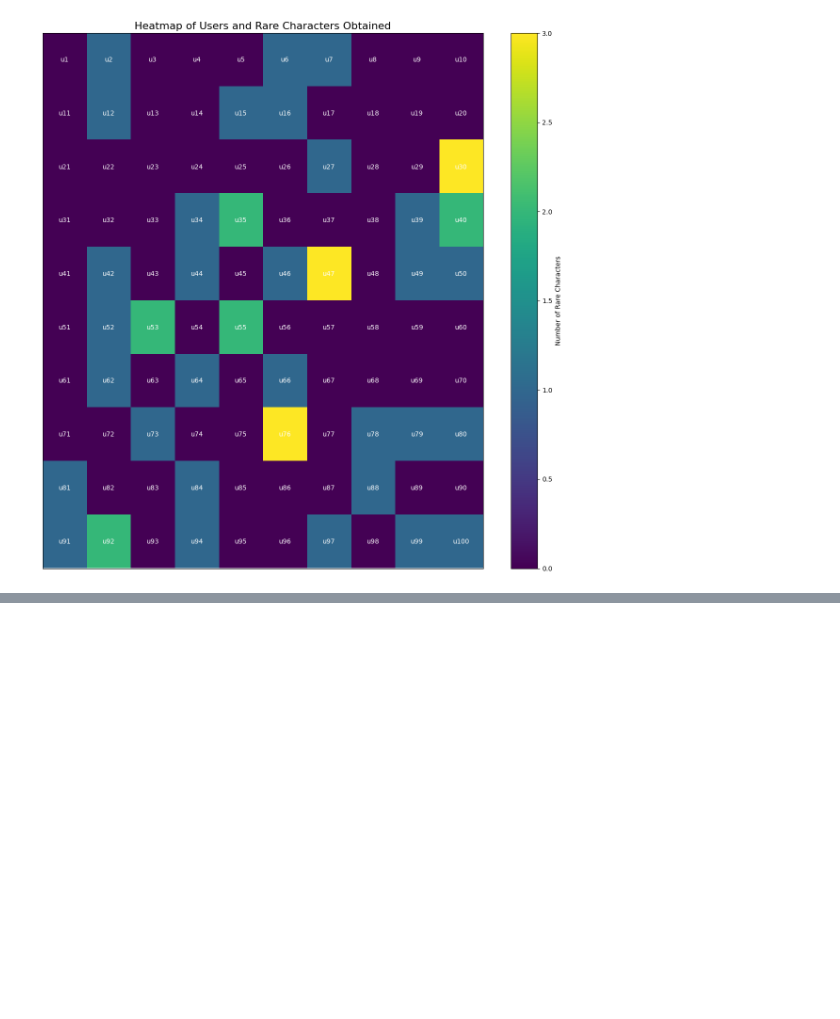
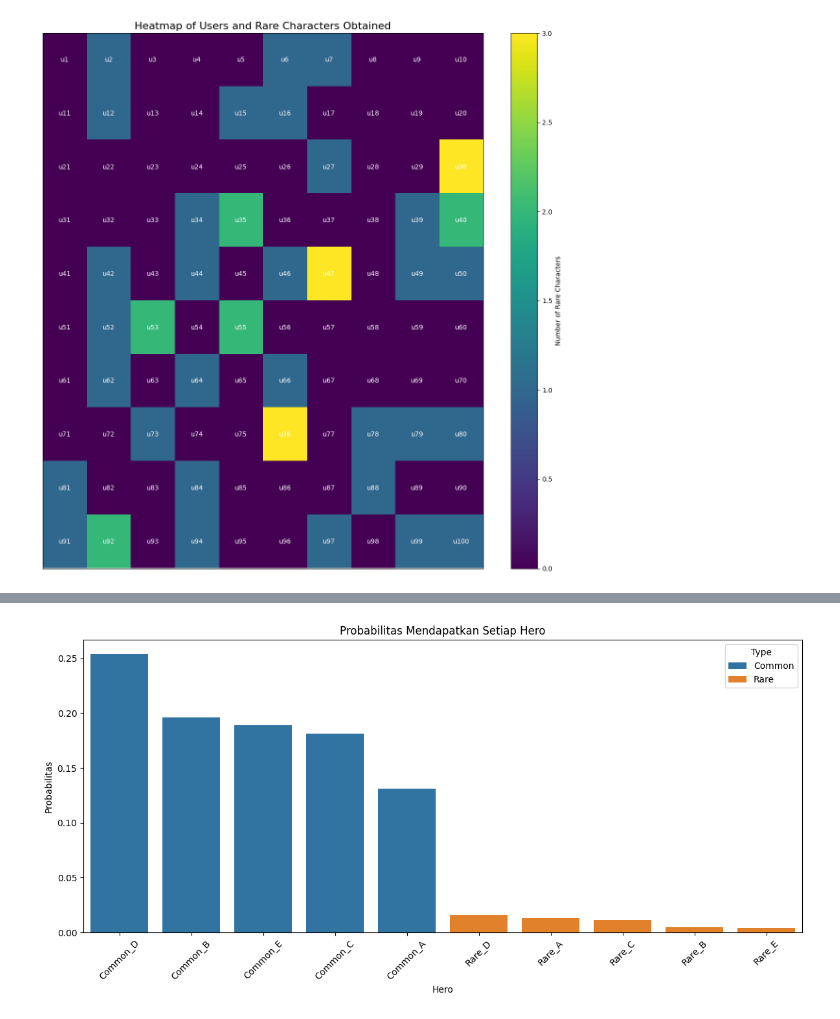
Before and after one commit to Rafahhh/RBL-FI2151-Gacha-Strategy-Analysis, a Jupyter notebook: src/rbl.ipynb, the cells around one changed output, grey strips where cells are left out. Drawn from its saved outputs; the diff is of its cells as text; code cells hidden in the pictures; blank space fills up the shorter version.

```diff
--- a/src/rbl.ipynb
+++ b/src/rbl.ipynb
@@ -88,0 +313,96 @@ plt.show()
+# %%
+# Menghitung frekuensi total setiap hero
+hero_counts = data.iloc[:, 1:].melt(value_name='Hero')['Hero'].value_counts()
+total_pulls = len(data) * 10  # 10 pulls per user (2 pulls per hari selama 5 hari)
+
+# Fungsi untuk menghitung harga ekspektasi
+def calculate_expected_cost(hero_probability, target_hero_count=1, pull_cost=100):
+    """
+    Menghitung harga ekspektasi untuk mendapatkan hero tertentu
+
+    :param hero_probability: Probabilitas mendapatkan hero
+    :param target_hero_count: Jumlah hero yang diinginkan
+    :param pull_cost: Biaya per pull
+    :return: Estimasi biaya untuk mendapatkan hero
+    """
+    # Menggunakan distribusi geometrik
+    expected_pulls = target_hero_count / hero_probability
+    expected_cost = expected_pulls * pull_cost
+    return expected_cost
+
+# Menghitung probabilitas dan harga ekspektasi untuk setiap hero
+hero_analysis = []
+for hero, count in hero_counts.items():
+    probability = count / total_pulls
+    expected_cost = calculate_expected_cost(probability)
+    hero_type = 'Rare' if 'Rare' in hero else 'Common'
+
+    hero_analysis.append({
+        'Hero': hero,
+        'Type': hero_type,
+        'Probability': probability,
+        'Expected Cost': expected_cost
+    })
+
+# Membuat DataFrame dari analisis
+hero_df = pd.DataFrame(hero_analysis)
+
+# Visualisasi Probabilitas Hero
+plt.figure(figsize=(12, 6))
+sns.barplot(x='Hero', y='Probability', hue='Type', data=hero_df)
+plt.title('Probabilitas Mendapatkan Setiap Hero')
+plt.xlabel('Hero')
+plt.ylabel('Probabilitas')
+plt.xticks(rotation=45)
+plt.tight_layout()
+plt.show()
+
+# Visualisasi Harga Ekspektasi
+plt.figure(figsize=(12, 6))
+sns.barplot(x='Hero', y='Expected Cost', hue='Type', data=hero_df)
+plt.title('Harga Ekspektasi Mendapatkan Setiap Hero')
+plt.xlabel('Hero')
+plt.ylabel('Harga Ekspektasi (Currency)')
+plt.xticks(rotation=45)
+plt.tight_layout()
+plt.show()
+
+# Analisis Rate Up
+# Misalkan hero dengan prefix 'Rare' adalah hero dengan rate up
+rate_up_heroes = hero_df[hero_df['Hero'].str.contains('Rare')]
+non_rate_up_heroes = hero_df[~hero_df['Hero'].str.contains('Rare')]
+
+print("\nAnalisis Rate Up Heroes:")
+print(rate_up_heroes)
+
+print("\nAnalisis Non-Rate Up Heroes:")
+print(non_rate_up_heroes)
+
+# Perbandingan Probabilitas Rate Up vs Non-Rate Up
+plt.figure(figsize=(10, 6))
+plt.bar('Rate Up Heroes', rate_up_heroes['Probability'].mean(), label='Rate Up')
+plt.bar('Non-Rate Up Heroes', non_rate_up_heroes['Probability'].mean(), label='Non-Rate Up')
+plt.title('Perbandingan Probabilitas: Rate Up vs Non-Rate Up')
+plt.ylabel('Probabilitas Rata-Rata')
+plt.legend()
+plt.tight_layout()
+plt.show()
+
+# Perbandingan Harga Ekspektasi Rate Up vs Non-Rate Up
+plt.figure(figsize=(10, 6))
+plt.bar('Rate Up Heroes', rate_up_heroes['Expected Cost'].mean(), label='Rate Up')
+plt.bar('Non-Rate Up Heroes', non_rate_up_heroes['Expected Cost'].mean(), label='Non-Rate Up')
+plt.title('Perbandingan Harga Ekspektasi: Rate Up vs Non-Rate Up')
+plt.ylabel('Harga Ekspektasi Rata-Rata')
+plt.legend()
+plt.tight_layout()
+plt.show()
+
+# Ringkasan Statistik
+print("\nRingkasan Statistik Rate Up Heroes:")
+print(rate_up_heroes.describe())
+
+print("\nRingkasan Statistik Non-Rate Up Heroes:")
+print(non_rate_up_heroes.describe())
+# %% [output]
+[figure, added]
```
Also changed, not shown: parts of 21 cells of this notebook.
